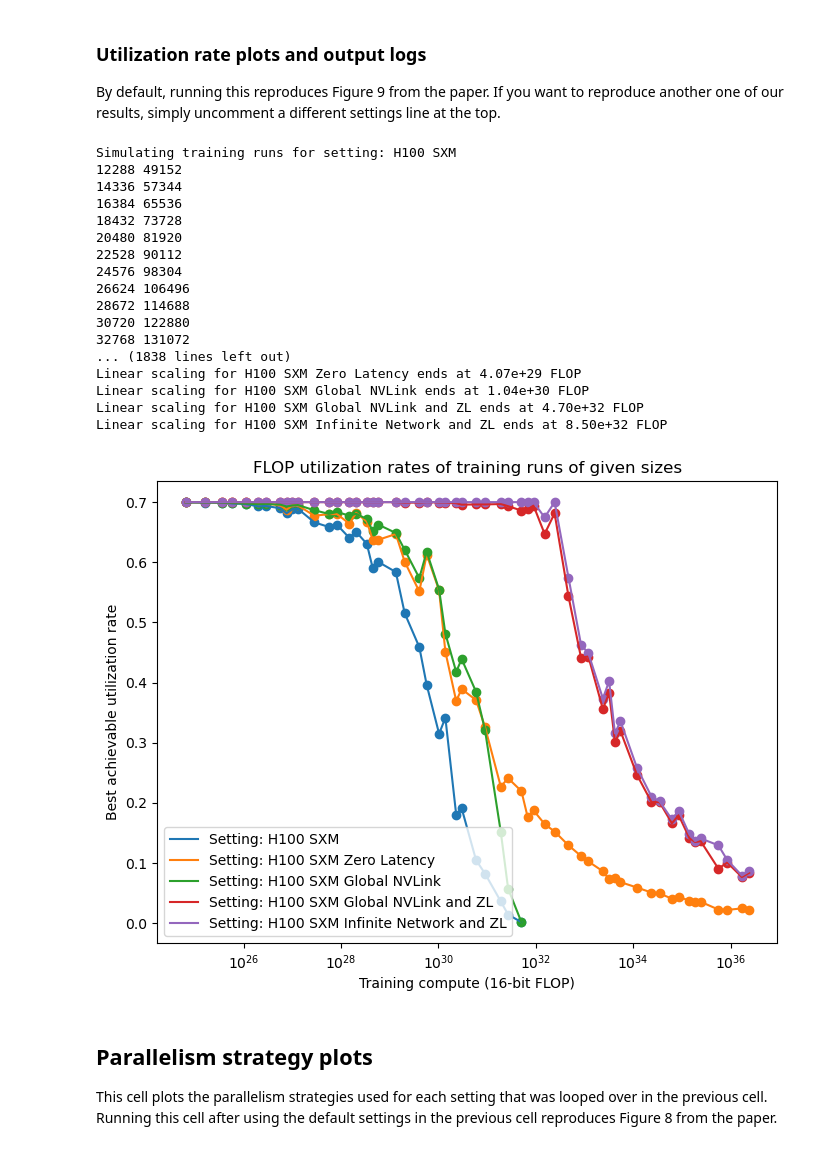
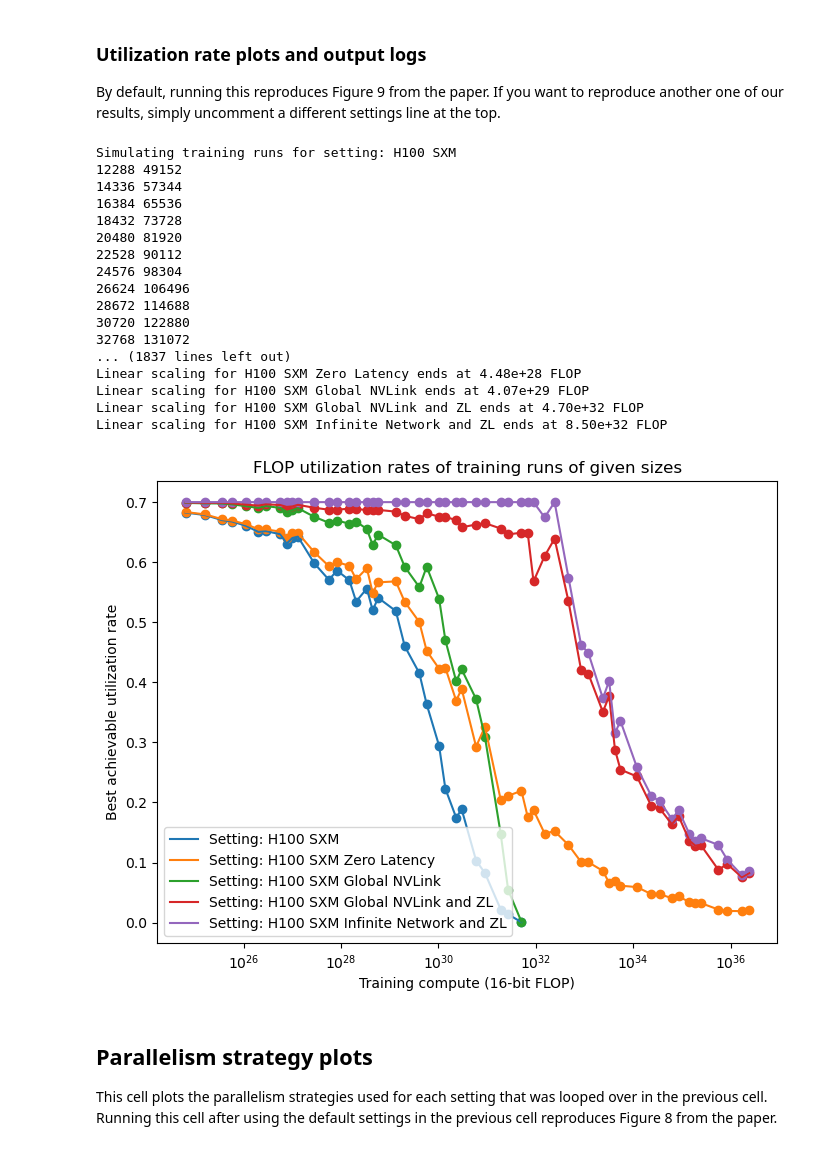
Before and after one commit to ege-erdil/limits_to_distributed_training, a Jupyter notebook: optimal_parallelism.ipynb, the cells around one changed output. Cells and saved outputs as stored; diff of their text form; code cells hidden in the pictures.

Commit message:
DP doesn't overlap by default

```diff
--- a/optimal_parallelism.ipynb
+++ b/optimal_parallelism.ipynb
@@ -593,7 +593,7 @@ warnings.filterwarnings("ignore", category=DeprecationWarning)
 ## set these integers to 1 if you want the associated network communications to be hidden behind computation whenever possible, set them to 0 otherwise
 overlap_TP = 1
 overlap_PP = 1
-overlap_DP = 1 # TODO: Should default this to 0 as normally DP can't overlap well.
+overlap_DP = 0
 
 d_model_min = 12288
 d_model_max = d_model_min*128
@@ -684,37 +684,37 @@ for setting in linear_scaling_end_dict:
     if linear_scaling_end_dict[setting] == None:
         print("Linear scaling for %s ends at above %.2e FLOP" % (setting.identifier, max([info[6] for info in info_dict[setting]])))
     else:
         print("Linear scaling for %s ends at %.2e FLOP" % (setting.identifier, linear_scaling_end_dict[setting]))
 
 plt.xscale("log")
 plt.xlabel(f"Training compute ({int(8*gpu.bytewidth)}-bit FLOP)")
 plt.ylabel("Best achievable utilization rate")
 plt.legend()
 
 plt.title("FLOP utilization rates of training runs of given sizes")
 
 plt.savefig("visuals/utilization_plot_%s.png" % (run_name))
 plt.savefig("visuals/utilization_plot_%s.pdf" % (run_name))
 plt.show()
 # %% [output]
 Simulating training runs for setting: H100 SXM
 12288 49152
 14336 57344
 16384 65536
 18432 73728
 20480 81920
 22528 90112
 24576 98304
 26624 106496
 28672 114688
 30720 122880
 32768 131072
-... (1838 lines left out)
-Linear scaling for H100 SXM Zero Latency ends at 4.07e+29 FLOP
-Linear scaling for H100 SXM Global NVLink ends at 1.04e+30 FLOP
+... (1837 lines left out)
+Linear scaling for H100 SXM Zero Latency ends at 4.48e+28 FLOP
+Linear scaling for H100 SXM Global NVLink ends at 4.07e+29 FLOP
 Linear scaling for H100 SXM Global NVLink and ZL ends at 4.70e+32 FLOP
 Linear scaling for H100 SXM Infinite Network and ZL ends at 8.50e+32 FLOP
-[figure, old version]
+[figure, new version]
 # %% [markdown]
 ## Parallelism strategy plots
 
```
Also changed, not shown: parts of 1 cell of this notebook.
